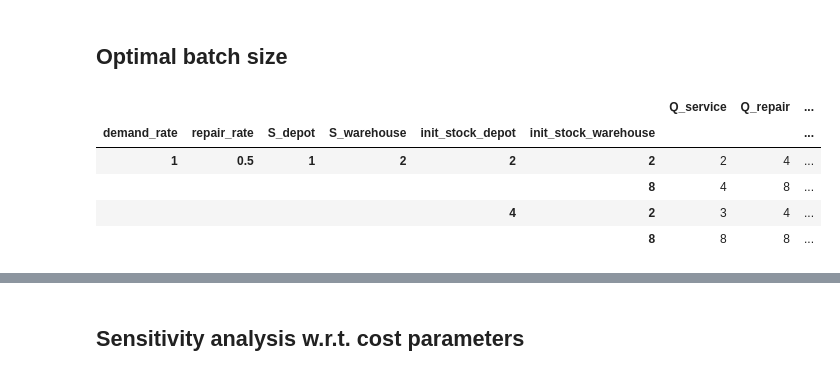
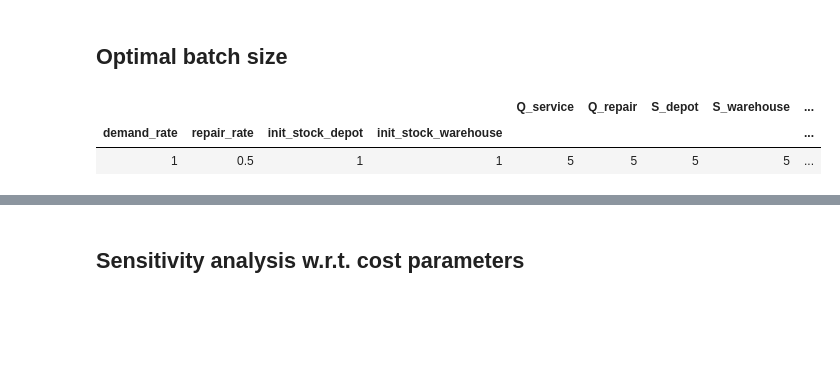
Before and after one commit to markkvdb/Simple-RL-Simulation, a Jupyter notebook: notebooks/Analyse-Simulation-Data.ipynb, the cells around one changed output, grey strips where cells are left out. Drawn from its saved outputs; the diff is of its cells as text; code cells hidden in the pictures; blank space fills up the shorter version.

```diff
--- a/notebooks/Analyse-Simulation-Data.ipynb
+++ b/notebooks/Analyse-Simulation-Data.ipynb
@@ -124,24 +114,24 @@ g.map(plt.plot, "Q_repair", "average_cost").add_legend().set_axis_labels(
 # %%
 # Group by all settings except batch sizes
 settings_wo_batch = [
     setting
     for setting in settings.keys()
-    if setting != "Q_service" and setting != "Q_repair"
+    if setting != "Q_service"
+    and setting != "Q_repair"
+    and setting != "S_depot"
+    and setting != "S_warehouse"
 ]
 
 df_opt_batch = df_avg_cost.loc[
     df_avg_cost.groupby(settings_wo_batch)["average_cost"].idxmin()
 ]
 df_opt_batch = df_opt_batch.reset_index().set_index(settings_wo_batch)
 
 df_opt_batch
 # %% [output]
-|  |  |  |  |  |  | Q_service | Q_repair | ... |
-| demand_rate | repair_rate | S_depot | S_warehouse | init_stock_depot | init_stock_warehouse |  |  | ... |
-| 1 | 0.5 | 1 | 2 | 2 | 2 | 2 | 4 | ... |
-|  |  |  |  |  | 8 | 4 | 8 | ... |
-|  |  |  |  | 4 | 2 | 3 | 4 | ... |
-|  |  |  |  |  | 8 | 8 | 8 | ... |
+|  |  |  |  | Q_service | Q_repair | S_depot | S_warehouse | ... |
+| demand_rate | repair_rate | init_stock_depot | init_stock_warehouse |  |  |  |  | ... |
+| 1 | 0.5 | 1 | 1 | 5 | 5 | 5 | 5 | ... |
 [interactive output not drawn]
 # %% [markdown]
 ## Sensitivity analysis w.r.t. cost parameters
```
Also changed, not shown: parts of 11 cells of this notebook, 2 other files.
